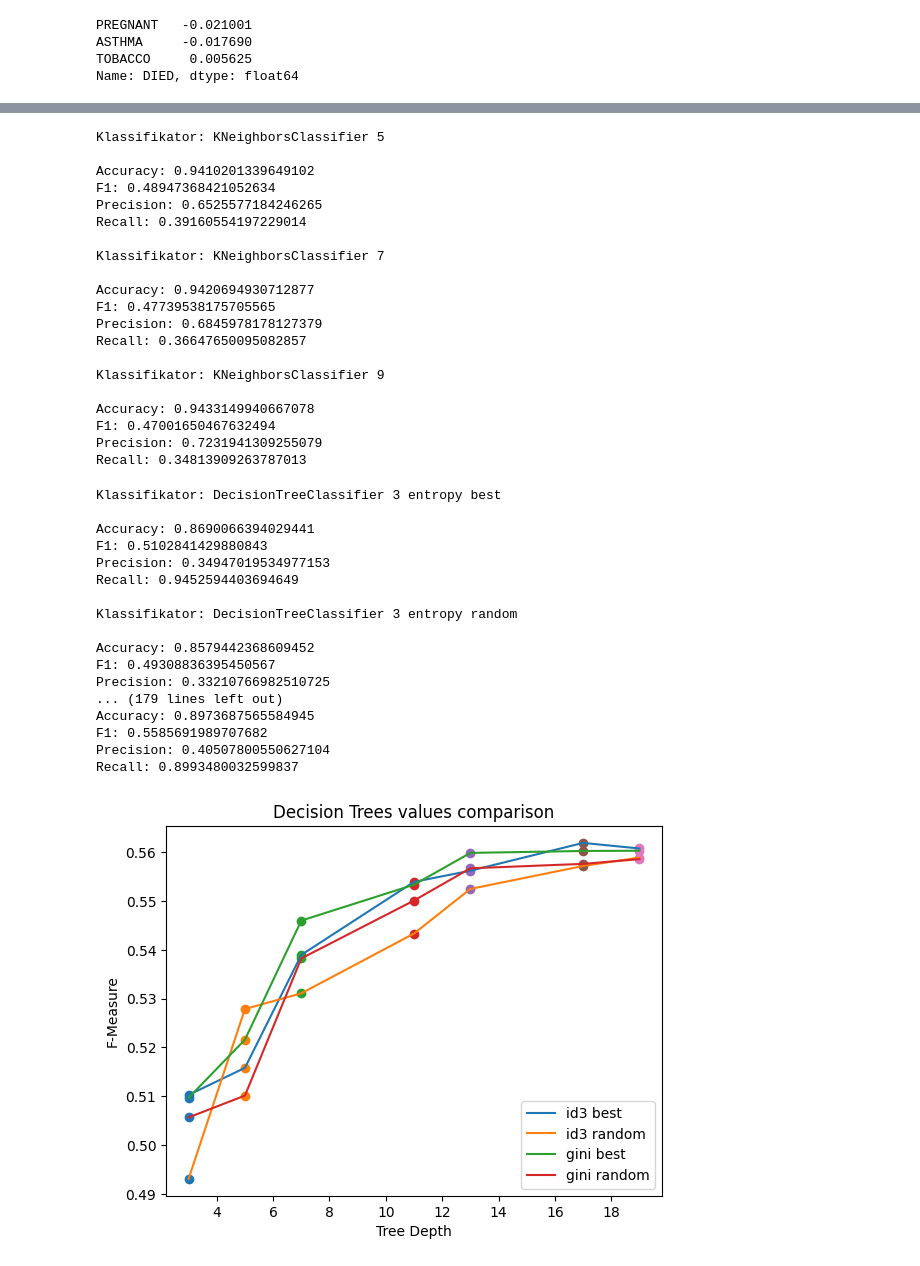
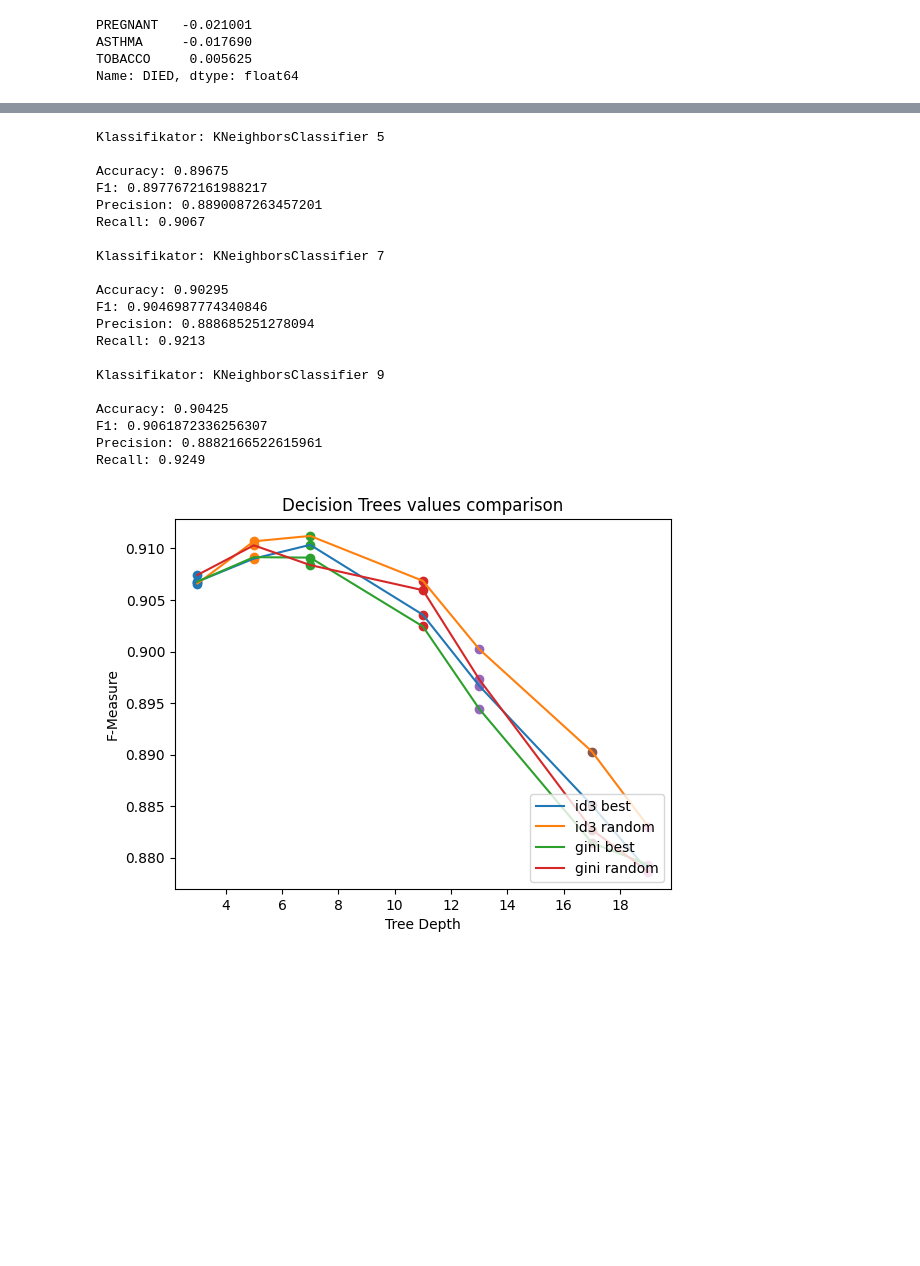
Before and after one commit to roink/covid-19-risiko-erkennung, a Jupyter notebook: notebooks/1.06-CK+RC-Analyse-gemerged.ipynb, the cells around one changed output, grey strips where cells are left out. Saved outputs shown, nothing was run; the diff lists cells and outputs as text; code cells hidden in the pictures; blank space fills up the shorter version.

```diff
--- a/notebooks/1.06-CK+RC-Analyse-gemerged.ipynb
+++ b/notebooks/1.06-CK+RC-Analyse-gemerged.ipynb
@@ -105,7 +105,7 @@ Name: DIED, dtype: float64
 # %%
 #Wir teilen den Datensatz in Trainings- und Testdatensatz auf.
 
-test_size=0.1
+test_size=0.2
 train, test = train_test_split(df, test_size=test_size, shuffle=True)
 
 train_y = train[target]
@@ -116,20 +116,23 @@ test_x = test.drop(columns=['AT_RISK','DIED'])
 # %%
 #Für das KNN-Verfahren und die SVM benötigen wir einen massiv reduzierten Datensatz
 
-undersampling = 10000
-train_xus = train_x[:undersampling]
-train_yus = train_y[:undersampling]
-test_xus = test_x[:undersampling]
-test_yus = test_y[:undersampling]
+train_xus, train_yus = RandomUnderSampler(sampling_strategy={0:10000,1:10000}).fit_resample(train_x, train_y)
+test_xus, test_yus = RandomUnderSampler(sampling_strategy={0:10000,1:10000}).fit_resample(test_x, test_y)
 
 #Da die Werte der Zielvariablen unbalanciert sind, wenden wir ein SMOTE-Oversampling an,
 #um ein balanciertes Trainingsset zu erreichen. Die Größe des Datensatzes wird anschließend mit einem
 #Random-Undersampling wieder verringert.
 
-sm = SMOTE(sampling_strategy=0.1)
+"""
+sm = SMOTE(sampling_strategy=0.5)
 train_x, train_y = sm.fit_resample(train_x, train_y)
 under = RandomUnderSampler(sampling_strategy=0.5)
 train_x, train_y = under.fit_resample(train_x,train_y)
+"""
+train_x=train_xus
+train_y=train_yus
+test_x=test_xus
+test_y=test_yus
 # %%
 def print_measures(clf, acc, f1, prec, rec, *args):
     if args:
@@ -153,11 +156,12 @@ def analyze_feature_importance(train_x, train_y, classifier):
             plt.yticks(range(len(sorted_idx)), np.array(test_x.columns)[sorted_idx])
             plt.title('Permutation Importance')
 
-def apply_classifier(train_x, train_y, classifier, *args):
+def apply_classifier(train_x, train_y, classifier, verbose=True, *args):
     classifier.fit(train_x, train_y)
     y_pred = clf.predict(test_x)
     acc, f1, prec, rec = get_scores(test_y, y_pred)
-    print_measures(clf, acc, f1, prec, rec,*args)
+    if verbose:
+        print_measures(clf, acc, f1, prec, rec,*args)
     return acc, f1, prec, rec
 # %%
 #Wir wenden zunächst drei verschiedene Varianten eines Naive-Bayes-Klassifikators an:
@@ -251,7 +251,7 @@ for k in ks:
     # scaler = StandardScaler()
     # test_x_std = scaler.fit_transform(validation_x)
     # X_test = scaler.transform(X_test)
-    acc, f1, prec, rec = apply_classifier(train_xus, train_yus, clf, str(k))
+    acc, f1, prec, rec = apply_classifier(train_xus, train_yus, clf, True, str(k))
     accs.append(acc)
     f1s.append(f1)
     precs.append(prec)
@@ -268,24 +268,24 @@ for k in ks:
 # %% [output]
 Klassifikator: KNeighborsClassifier 5
 
-Accuracy: 0.9410201339649102
-F1: 0.48947368421052634
-Precision: 0.6525577184246265
-Recall: 0.39160554197229014
+Accuracy: 0.89675
+F1: 0.8977672161988217
+Precision: 0.8890087263457201
+Recall: 0.9067
 
 Klassifikator: KNeighborsClassifier 7
 
-Accuracy: 0.9420694930712877
-F1: 0.47739538175705565
-Precision: 0.6845978178127379
-Recall: 0.36647650095082857
+Accuracy: 0.90295
+F1: 0.9046987774340846
+Precision: 0.888685251278094
+Recall: 0.9213
 
 Klassifikator: KNeighborsClassifier 9
 
-Accuracy: 0.9433149940667078
-F1: 0.47001650467632494
-Precision: 0.7231941309255079
-Recall: 0.34813909263787013
+Accuracy: 0.90425
+F1: 0.9061872336256307
+Precision: 0.8882166522615961
+Recall: 0.9249
 # %%
 heuristics = ["entropy", "gini"]
 splitters = ["best", "random"]
@@ -299,52 +299,35 @@ for d in max_depth:
     i=0
     for heuristic, splitter in [(heuristic, splitter) for heuristic in heuristics for splitter in splitters]:
         clf = DecisionTreeClassifier(criterion=heuristic, splitter=splitter, max_depth=d, class_weight='balanced')
-        acc, f1, prec, rec = apply_classifier(train_x, train_y, clf, str(d), heuristic, splitter)
+        acc, f1, prec, rec = apply_classifier(train_x, train_y, clf, False, str(d), heuristic, splitter)
         dt_fmeasures[d][i] = f1
         i=i+1
 
         if f1 > dt_best_result:
             dt_best_result = f1
             dt_best = clf
 
 
 l1, l2, l3, l4 = [], [], [], []
 for k in dt_fmeasures.keys():
     fmeasures = dt_fmeasures[k]
     plt.scatter([k] * len(fmeasures), fmeasures)
     l1.append(dt_fmeasures[k][0])
     l2.append(dt_fmeasures[k][1])
     l3.append(dt_fmeasures[k][2])
     l4.append(dt_fmeasures[k][3])
 
 plt.errorbar(max_depth, l1, label ='id3 best')
 plt.errorbar(max_depth, l2, label ='id3 random')
 plt.errorbar(max_depth, l3, label ='gini best')
 plt.errorbar(max_depth, l4, label ='gini random')
 plt.legend(loc ='lower right')
 plt.title('Decision Trees values comparison')
 plt.xlabel('Tree Depth')
 plt.ylabel('F-Measure')
 plt.show()
 # %% [output]
-Klassifikator: DecisionTreeClassifier 3 entropy best
-
-Accuracy: 0.8690066394029441
-F1: 0.5102841429880843
-Precision: 0.34947019534977153
-Recall: 0.9452594403694649
-
-Klassifikator: DecisionTreeClassifier 3 entropy random
-
-Accuracy: 0.8579442368609452
-F1: 0.49308836395450567
-Precision: 0.33210766982510725
-... (179 lines left out)
-Accuracy: 0.8973687565584945
-F1: 0.5585691989707682
-Precision: 0.40507800550627104
-Recall: 0.8993480032599837
-[figure, old version]
+[figure, new version]
 # %%
 heuristics = ["entropy", "gini"]
 max_depth = [3, 5, 7, 11, 13, 15, 17]
```
Also changed, not shown: parts of 6 cells of this notebook.
